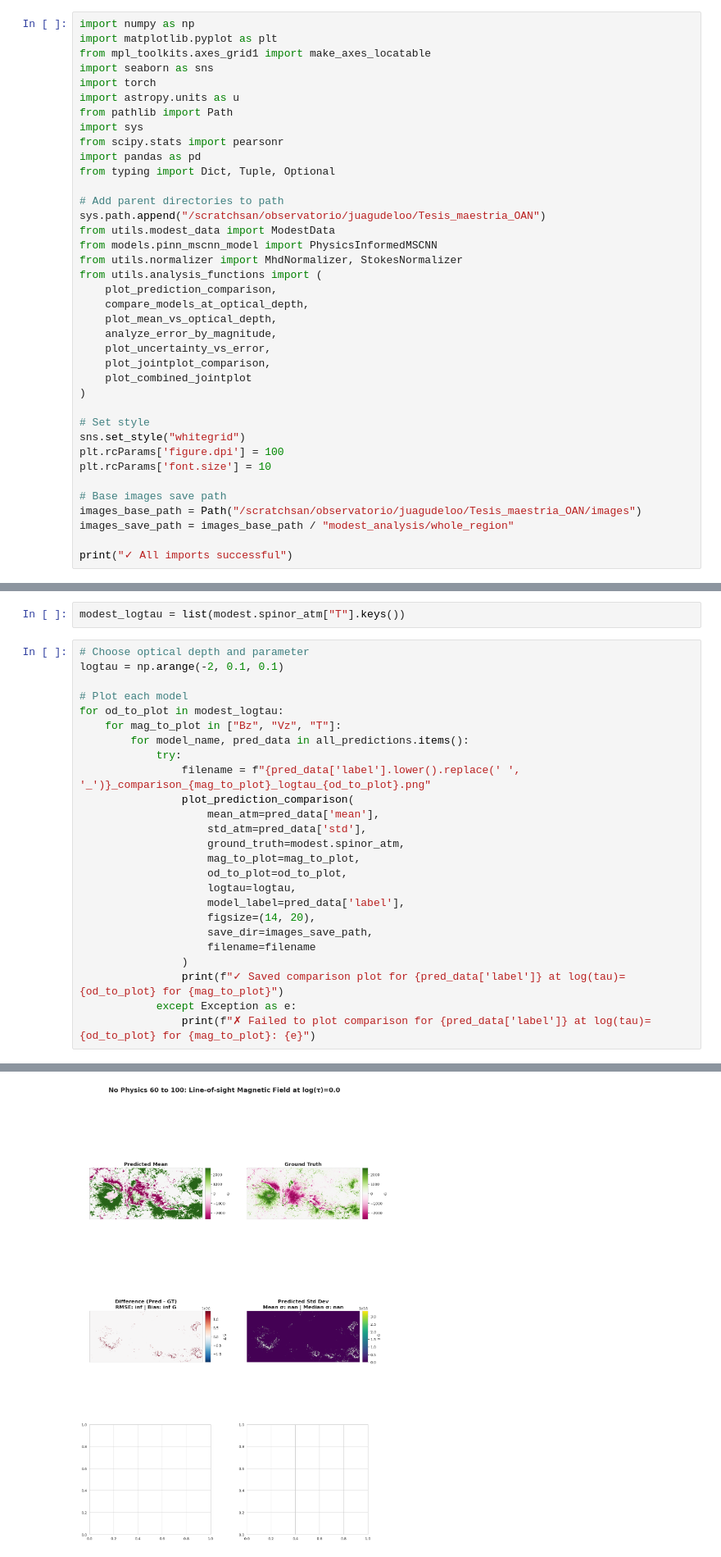
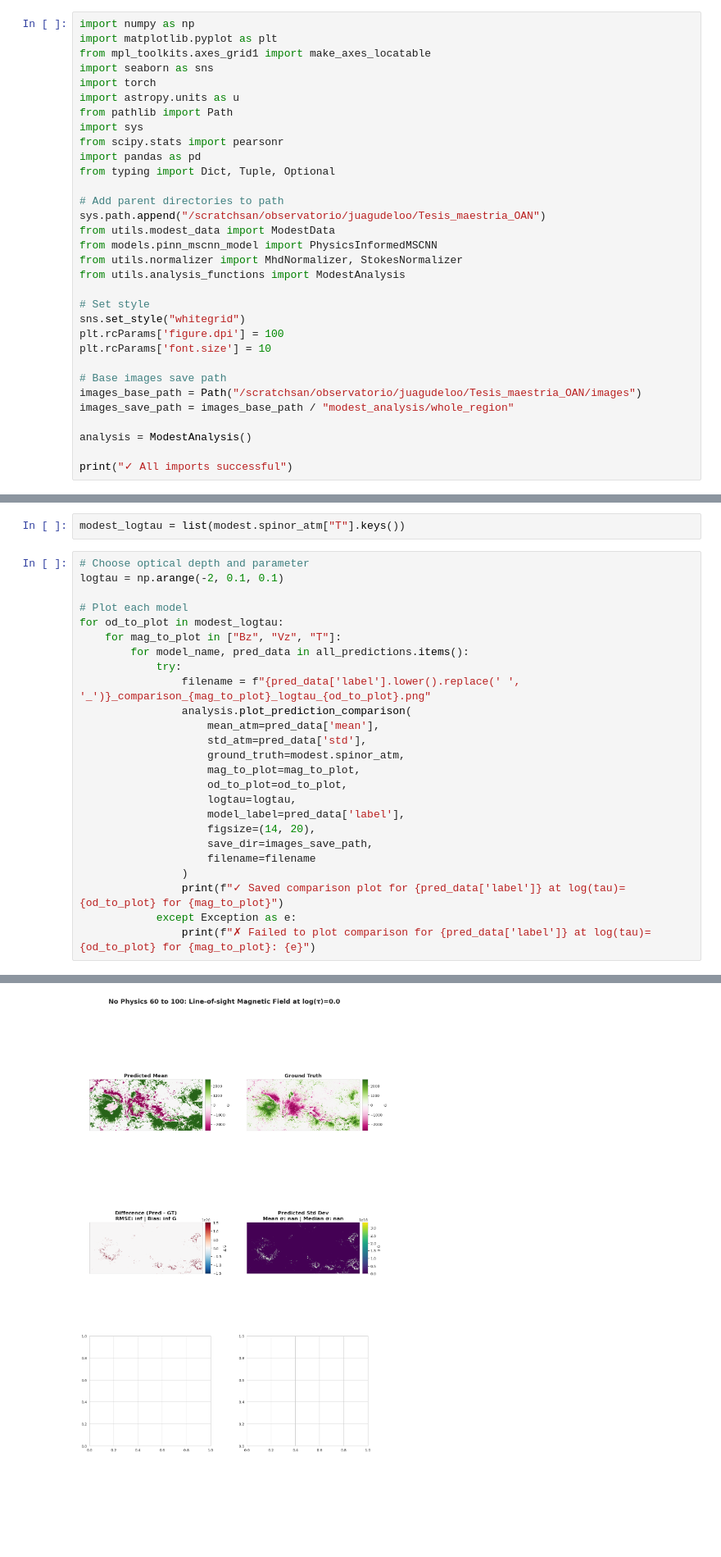
Before and after one commit to juagudeloo/Tesis_maestria_OAN, a Jupyter notebook: notebooks/8-applying_trained_models-modest.ipynb, the cells around one changed output, grey strips where cells are left out. Shown at 82% size. Cells and saved outputs as stored; diff of their text form; blank space fills up the shorter version.

```diff
--- a/notebooks/8-applying_trained_models-modest.ipynb
+++ b/notebooks/8-applying_trained_models-modest.ipynb
@@ -28,15 +28,7 @@ sys.path.append("/scratchsan/observatorio/juagudeloo/Tesis_maestria_OAN")
 from utils.modest_data import ModestData
 from models.pinn_mscnn_model import PhysicsInformedMSCNN
 from utils.normalizer import MhdNormalizer, StokesNormalizer
-from utils.analysis_functions import (
-    plot_prediction_comparison,
-    compare_models_at_optical_depth,
-    plot_mean_vs_optical_depth,
-    analyze_error_by_magnitude,
-    plot_uncertainty_vs_error,
-    plot_jointplot_comparison,
-    plot_combined_jointplot
-)
+from utils.analysis_functions import ModestAnalysis
 
 # Set style
 sns.set_style("whitegrid")
@@ -47,6 +39,8 @@ plt.rcParams['font.size'] = 10
 images_base_path = Path("/scratchsan/observatorio/juagudeloo/Tesis_maestria_OAN/images")
 images_save_path = images_base_path / "modest_analysis/whole_region"
 
+analysis = ModestAnalysis()
+
 print("✓ All imports successful")
 # %% [output]
 ✓ All imports successful
@@ -333,7 +339,7 @@ for od_to_plot in modest_logtau:
         for model_name, pred_data in all_predictions.items():
             try:
                 filename = f"{pred_data['label'].lower().replace(' ', '_')}_comparison_{mag_to_plot}_logtau_{od_to_plot}.png"
-                plot_prediction_comparison(
+                analysis.plot_prediction_comparison(
                     mean_atm=pred_data['mean'],
                     std_atm=pred_data['std'],
                     ground_truth=modest.spinor_atm,
@@ -397,4 +426,4 @@ for od_to_plot in modest_logtau:
-[figure, old version]
+[figure, new version]
 # %% [markdown]
 ## 8. Multi-Model Comparison
 # %%
```
Also changed, not shown: parts of 8 cells of this notebook, 3 other files.
